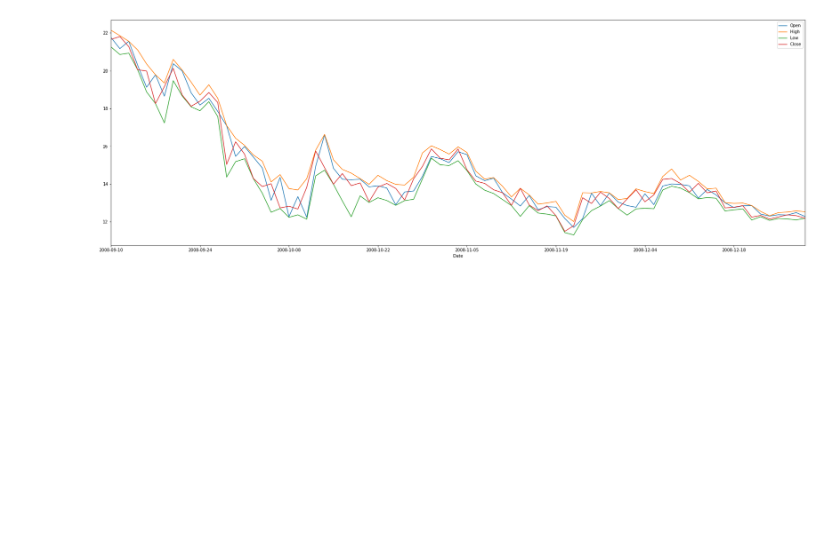
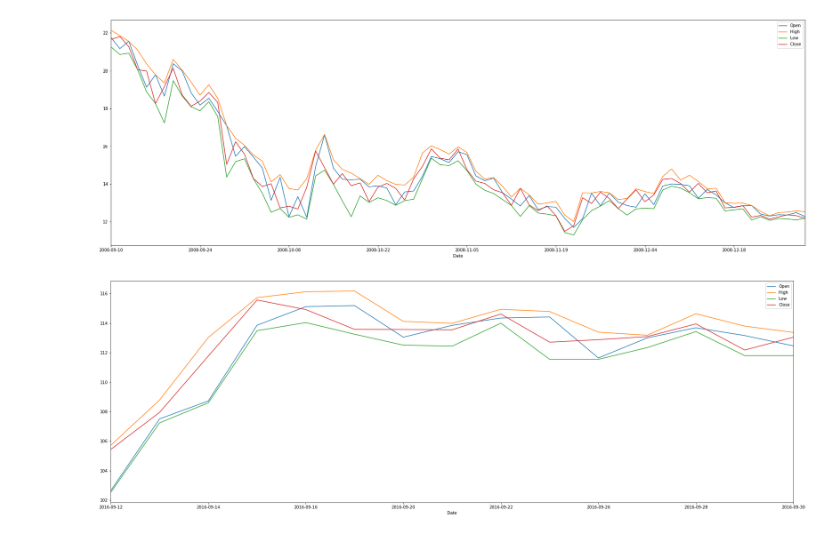
Before and after one commit to Avik9/Stock_Predictor, a Jupyter notebook: Stocks_Predictor/Stocks_Predictor_Apple.ipynb, the cells around one changed output. Drawn from its saved outputs; the diff is of its cells as text; code cells hidden in the pictures; blank space fills up the shorter version.

```diff
--- a/Stocks_Predictor/Stocks_Predictor_Apple.ipynb
+++ b/Stocks_Predictor/Stocks_Predictor_Apple.ipynb
@@ -85,3 +85,14 @@ rangeData.plot(kind='line',x='Date',y='Close',ax=ax)
 plt.show()
 # %% [output]
 [figure]
+# %%
+rangeData = companyData[(companyData['Date'] > '2016-09-1') & (companyData['Date'] <= '2016-09-30')]
+ax = plt.gca()
+rangeData.plot(kind='line',x='Date',y='Open',ax=ax, figsize=(30, 10))
+rangeData.plot(kind='line',x='Date',y='High',ax=ax)
+rangeData.plot(kind='line',x='Date',y='Low',ax=ax)
+rangeData.plot(kind='line',x='Date',y='Close',ax=ax)
+
+plt.show()
+# %% [output]
+[figure, added]
```
Also changed, not shown: parts of 1 cell of this notebook, 2 other files.
